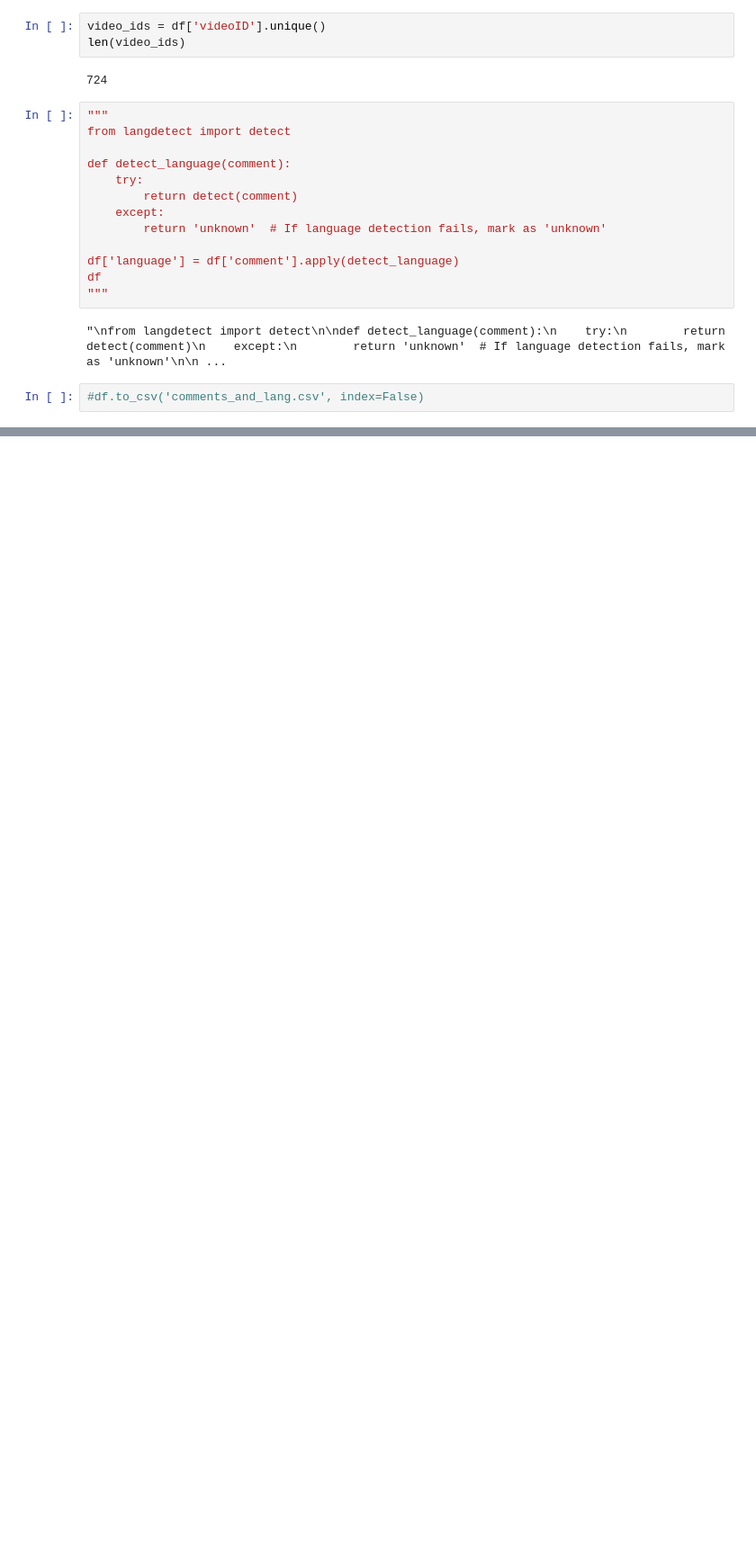
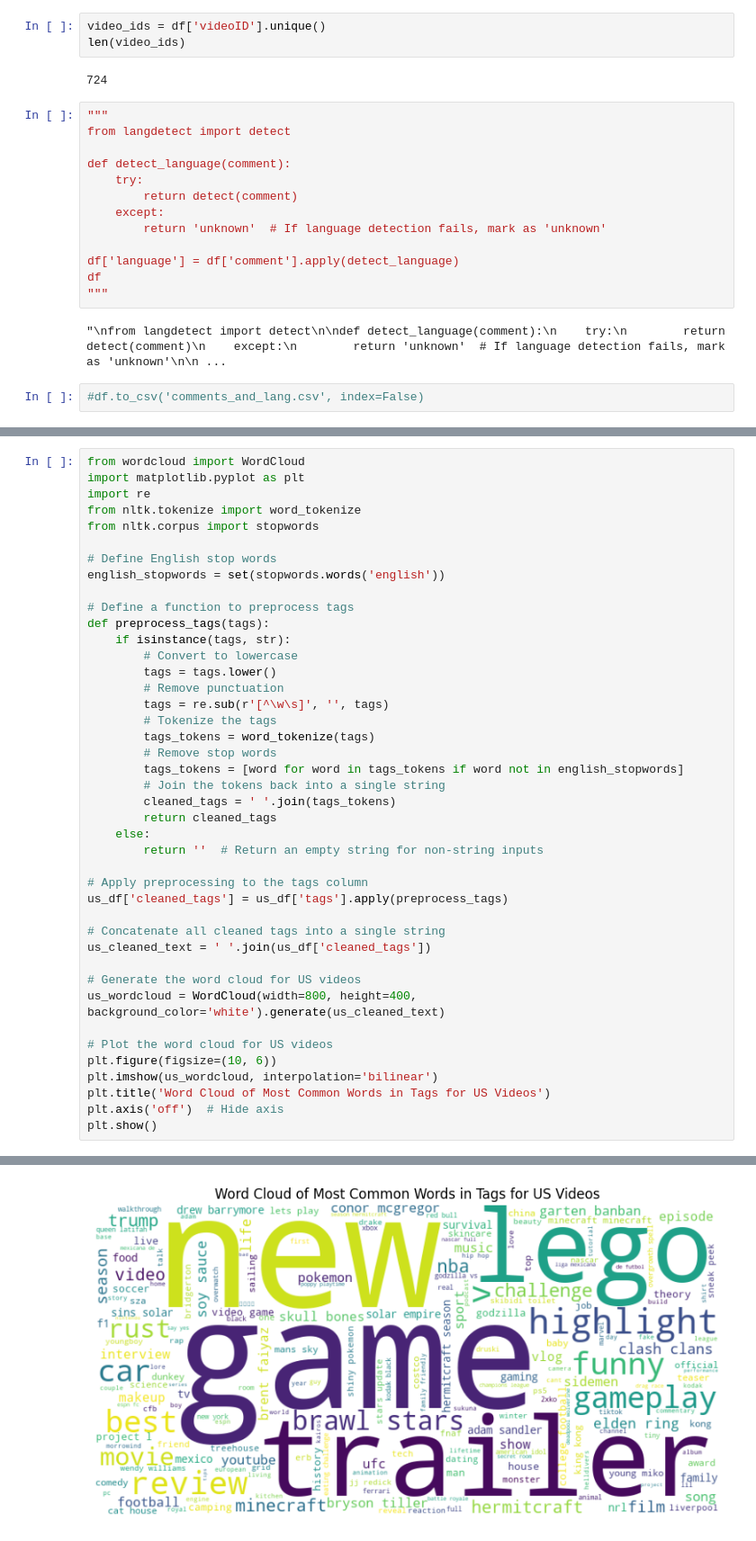
Before and after one commit to Myst4ke/yt-comment-analysis, a Jupyter notebook: test.ipynb, the cells around one changed output, grey strips where cells are left out. Shown at 90% size. Cells and saved outputs as stored; diff of their text form; blank space fills up the shorter version.

```diff
--- a/test.ipynb
+++ b/test.ipynb
@@ -143,0 +287,43 @@ df
+# %%
+from wordcloud import WordCloud
+import matplotlib.pyplot as plt
+import re
+from nltk.tokenize import word_tokenize
+from nltk.corpus import stopwords
+
+# Define English stop words
+english_stopwords = set(stopwords.words('english'))
+
+# Define a function to preprocess tags
+def preprocess_tags(tags):
+    if isinstance(tags, str):
+        # Convert to lowercase
+        tags = tags.lower()
+        # Remove punctuation
+        tags = re.sub(r'[^\w\s]', '', tags)
+        # Tokenize the tags
+        tags_tokens = word_tokenize(tags)
+        # Remove stop words
+        tags_tokens = [word for word in tags_tokens if word not in english_stopwords]
+        # Join the tokens back into a single string
+        cleaned_tags = ' '.join(tags_tokens)
+        return cleaned_tags
+    else:
+        return ''  # Return an empty string for non-string inputs
+
+# Apply preprocessing to the tags column
+us_df['cleaned_tags'] = us_df['tags'].apply(preprocess_tags)
+
+# Concatenate all cleaned tags into a single string
+us_cleaned_text = ' '.join(us_df['cleaned_tags'])
+
+# Generate the word cloud for US videos
+us_wordcloud = WordCloud(width=800, height=400, background_color='white').generate(us_cleaned_text)
+
+# Plot the word cloud for US videos
+plt.figure(figsize=(10, 6))
+plt.imshow(us_wordcloud, interpolation='bilinear')
+plt.title('Word Cloud of Most Common Words in Tags for US Videos')
+plt.axis('off')  # Hide axis
+plt.show()
+# %% [output]
@@ -143,0 +335 @@ df
+[figure, added]
```
Also changed, not shown: parts of 13 cells of this notebook.
